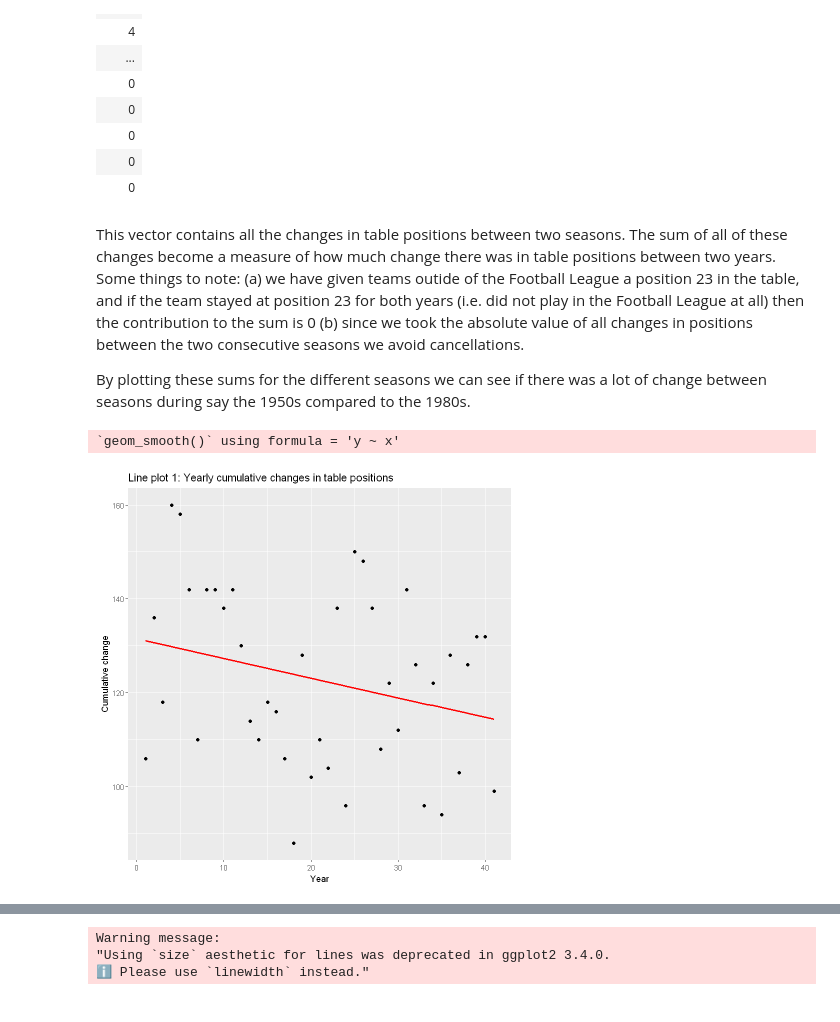
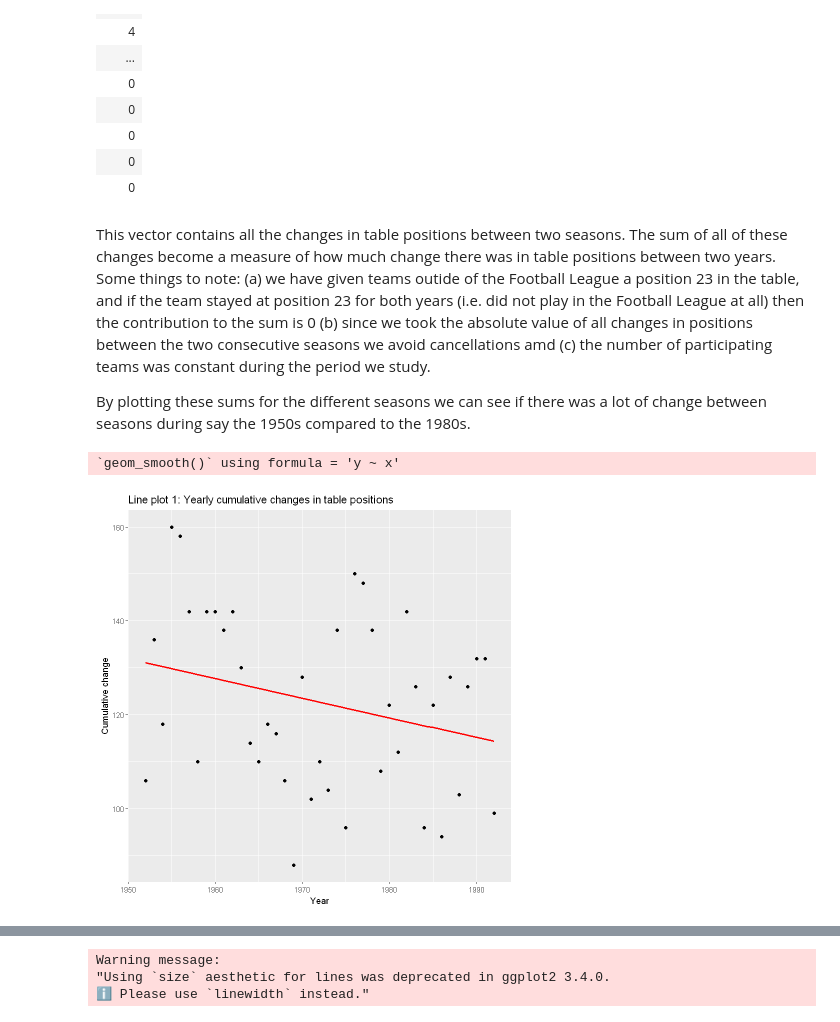
Before and after one commit to ElisRislund/su-mt4007, a Jupyter notebook: Project/Report.ipynb, the cells around one changed output, grey strips where cells are left out. Saved outputs shown, nothing was run; the diff lists cells and outputs as text; code cells hidden in the pictures.

```diff
--- a/Project/Report.ipynb
+++ b/Project/Report.ipynb
@@ -34,10 +36,12 @@ suppressWarnings(suppressMessages({
     library(tidyverse)
     }))
 
+
+
 # The parts that all URLs share
-baseurl1 <- "https://en.wikipedia.org/wiki/"
-baseurl2 <- "%E2%80%93"
-FL <- "_Football_League"
+baseurl1 <- "https://en.wikipedia.org/wiki/" # beginning or URL
+baseurl2 <- "%E2%80%93"                      # middle of URL
+FL <- "_Football_League"                     # End of URL
 
 
 # Years the FL took place (years used in URLs)
@@ -54,27 +58,27 @@ for (i in 1:42){
     }
 
 
+
 # Input URL, output corresponding league table
 table_collect_foot <- function(url){
     page <- read_html(url)
     tables <- page %>%
       html_nodes("table.wikitable") %>%
       html_table(fill = TRUE)
-    return(tables[[1]]) # Gives the 1th table on the wikipedia page
+    return(tables[[1]]) # Gives the 1th table on the wikipedia page, i.e. only the league table
     }
 
 
 
 
 # Functions for cleaning league tables
-
-
 var_extract_pos <- function(table,year){
     table <- table[,c(1,2)] # Only keeping relevant columns
     colnames(table)[1] <- as.character(year) # and given them appropriate names
     colnames(table)[2] <- "Team"
     return(table)
 }
+
 
 # Removing annoying characters (footnotes etc)
 remove_crap <- function(table){
@@ -88,7 +92,7 @@ remove_crap <- function(table){
 
 
 
-# Step 3: Joining all the data (position)
+# Joining all the data (position)
 all_scraping_pos <- function(url,year){
     output <- table_collect_foot(url) %>%
         var_extract_pos(year) %>%
@@ -96,16 +100,22 @@ all_scraping_pos <- function(url,year){
     return(output)
     }
 
+
 df_full_data <- all_scraping_pos(FL_urls[1],years1FL[2])
 for (i in 2:42){
     next_df <- all_scraping_pos(FL_urls[i],years1FL[i+1])
     df_full_data <- full_join(df_full_data,next_df,by="Team")
     }
 
+
 # Put columns in correct order
 df_full <- df_full_data %>% select(2, 1, everything())
 
 
+# Making years numeric instead of character
+df_full[, 2:43] <- lapply(df_full[, 2:43], as.numeric)
+
+
 
 df_full
 # %% [output]
@@ -136,10 +145,11 @@ For this reason we will sometimes assign teams outside of the league a bottom po
 
 A common complaint about modern football is that it is the same dominant teams winning year after year. People often paint a picture of "the old times" where every team had a genuine chance of winning. But is this really true? We can investigate this matter using our data and a heatmap.
 # %%
+# Creating one data frame with NAs and one with position 23 for out-of-league teams
 df_full_NA <- df_full
-# Creating a data frame with position 23 instead of NAs
 df_full_23 <- df_full
-df_full_23[is.na(df_full_23)] <- "23"
+df_full_23[is.na(df_full_23)] <- 23
+
 
 
 # Pivoting data frames from short to long format for the heatmap
@@ -150,16 +160,13 @@ df_full_23_long <- pivot_longer(
     values_to = "Position"
 )
 
+
 df_full_NA_long <- pivot_longer(
     df_full_NA,
     cols = starts_with("19"),
     names_to = "Year",
     values_to = "Position"
 )
-
-# Converting position from characters to numeric values
-df_full_23_long$Position <- as.numeric(df_full_23_long$Position)
-df_full_NA_long$Position <- as.numeric(df_full_NA_long$Position)
 
 
 ggplot(df_full_23_long, aes(x = Year, y = Team, fill = Position)) +
@@ -178,13 +185,14 @@ theme_minimal() +
     axis.ticks.y = element_blank()
   )
 
+
 ggplot(df_full_NA_long, aes(x = Year, y = Team, fill = Position)) +
   geom_tile() +
   labs(title = "Heatmap 2: With NA",
        x = "Year",
        y = "Clubs")+
 scale_fill_gradient(
-    low = "blue",      # Color for low values
+    low = "blue",
     high = "yellow")+
 theme_minimal() +
   theme(
@@ -233,27 +241,28 @@ A data.frame: 51 × 1
 | 0 |
 | 0 |
 # %% [markdown]
-This vector contains all the changes in table positions between two seasons. The sum of all of these changes become a measure of how much change there was in table positions between two years. Some things to note: (a) we have given teams outide of the Football League a position 23 in the table, and if the team stayed at position 23 for both years (i.e. did not play in the Football League at all) then the contribution to the sum is 0 (b) since we took the absolute value of all changes in positions between the two consecutive seasons we avoid cancellations.
+This vector contains all the changes in table positions between two seasons. The sum of all of these changes become a measure of how much change there was in table positions between two years. Some things to note: (a) we have given teams outide of the Football League a position 23 in the table, and if the team stayed at position 23 for both years (i.e. did not play in the Football League at all) then the contribution to the sum is 0 (b) since we took the absolute value of all changes in positions between the two consecutive seasons we avoid cancellations amd (c) the number of participating teams was constant during the period we study.
 
 By plotting these sums for the different seasons we can see if there was a lot of change between seasons during say the 1950s compared to the 1980s.
 # %%
 # Creating a data frame with all changes and years
 changes <- c()
 for (i in 2:42){
     increments <- abs(df_full_23[,i]-df_full_23[,i+1])
     increment_sum <- sum(increments)
     changes <- c(changes, increment_sum)
 }
 
-df_cumu_changes <- data.frame(x = 1:length(changes), y = changes)
+
+df_cumu_changes <- data.frame(x = 1952:1992, y = changes)
 
 
 # Creating a line plot with a regression line
 ggplot(df_cumu_changes, aes(x = x, y = y)) +
     geom_point() +  # Scatter plot
     geom_smooth(method = "lm", se = FALSE, color = "red") +
     labs(title = "Line plot 1: Yearly cumulative changes in table positions", x = "Year", y = "Cumulative change")
 # %% [output]
 `geom_smooth()` using formula = 'y ~ x'
-[figure, old version]
+[figure, new version]
 # %% [markdown]
```
Also changed, not shown: parts of 12 cells of this notebook.
